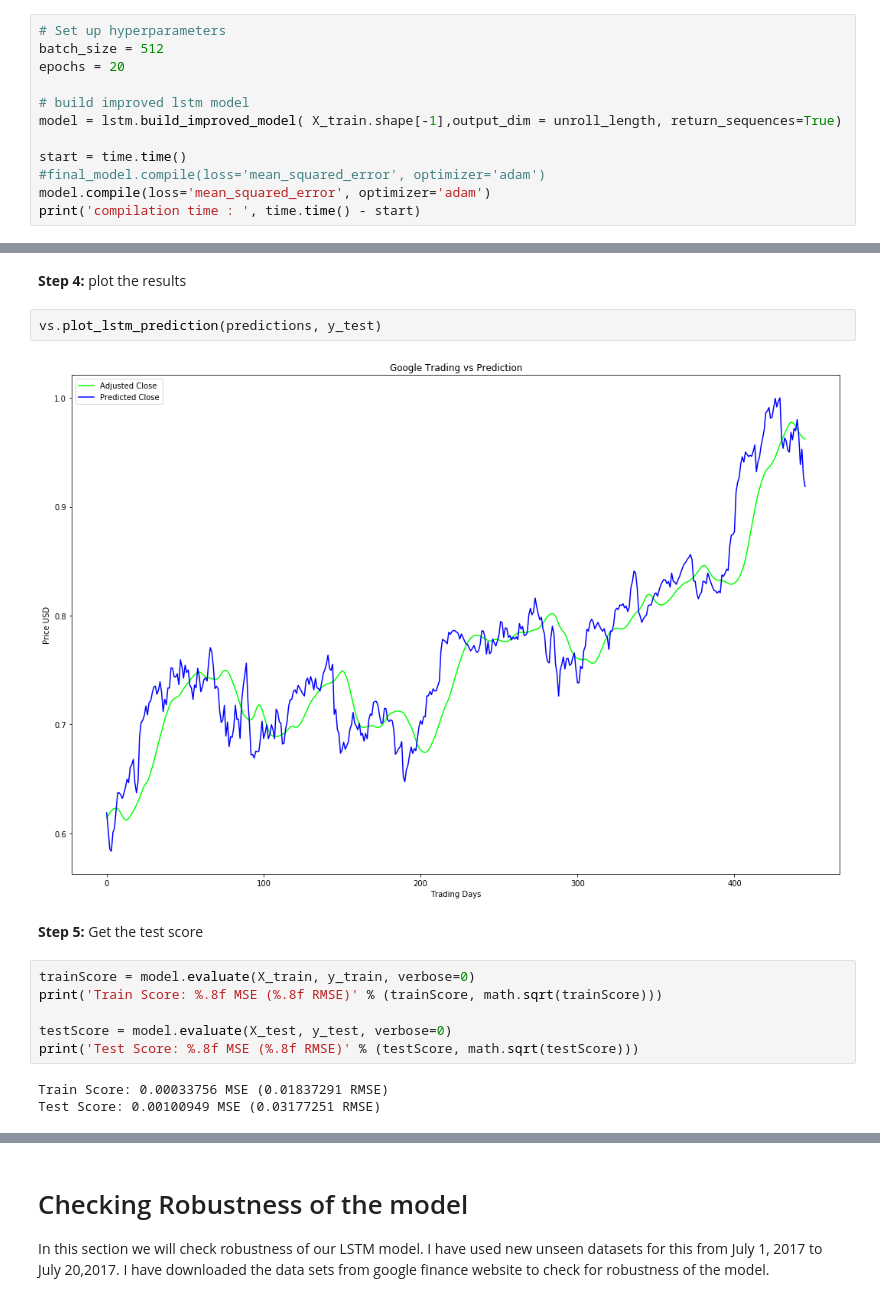
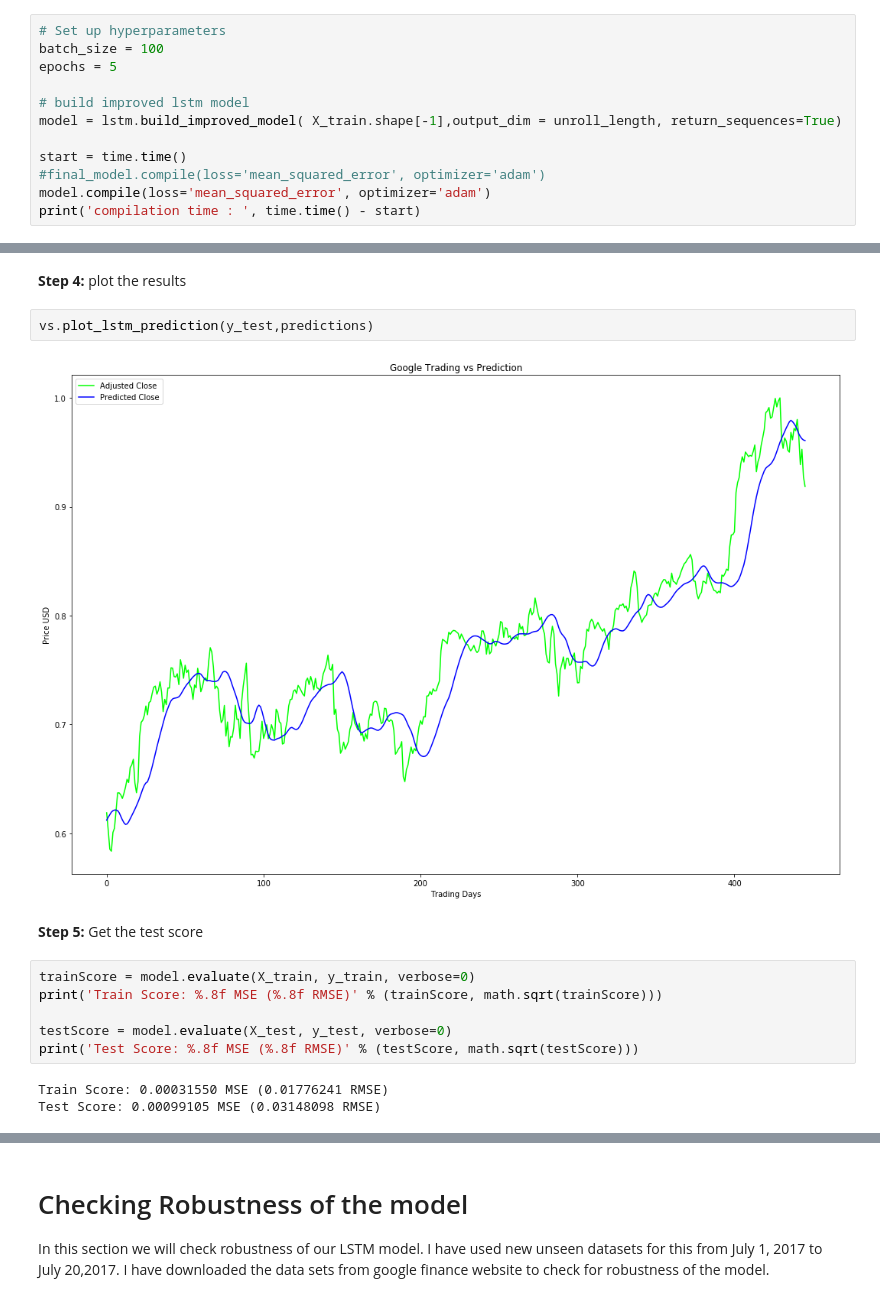
Before and after one commit to Rajat-dhyani/Stock-Price-Predictor, a Jupyter notebook: Stock_Price_Predictor.ipynb, the cells around one changed output, grey strips where cells are left out. Drawn from its saved outputs; the diff is of its cells as text.

```diff
--- a/Stock_Price_Predictor.ipynb
+++ b/Stock_Price_Predictor.ipynb
@@ -324,8 +323,8 @@ Test Score: 0.02585540 MSE (0.16079614 RMSE)
 **Step 1: ** Build an improved LSTM model
 # %%
 # Set up hyperparameters
-batch_size = 512
-epochs = 20
+batch_size = 100
+epochs = 5
 
 # build improved lstm model
 model = lstm.build_improved_model( X_train.shape[-1],output_dim = unroll_length, return_sequences=True)
@@ -373,9 +366,9 @@ predictions = model.predict(X_test, batch_size=batch_size)
 # %% [markdown]
 **Step 4:** plot the results
 # %%
-vs.plot_lstm_prediction(predictions, y_test)
+vs.plot_lstm_prediction(y_test,predictions)
 # %% [output]
-[figure, old version]
+[figure, new version]
 # %% [markdown]
 **Step 5:** Get the test score
 # %%
@@ -385,8 +378,8 @@ print('Train Score: %.8f MSE (%.8f RMSE)' % (trainScore, math.sqrt(trainScore)))
 testScore = model.evaluate(X_test, y_test, verbose=0)
 print('Test Score: %.8f MSE (%.8f RMSE)' % (testScore, math.sqrt(testScore)))
 # %% [output]
-Train Score: 0.00033756 MSE (0.01837291 RMSE)
-Test Score: 0.00100949 MSE (0.03177251 RMSE)
+Train Score: 0.00031550 MSE (0.01776241 RMSE)
+Test Score: 0.00099105 MSE (0.03148098 RMSE)
 # %%
 range = [np.amin(stocks_data['Close']), np.amax(stocks_data['Close'])]
 
```
Also changed, not shown: parts of 8 cells of this notebook.
